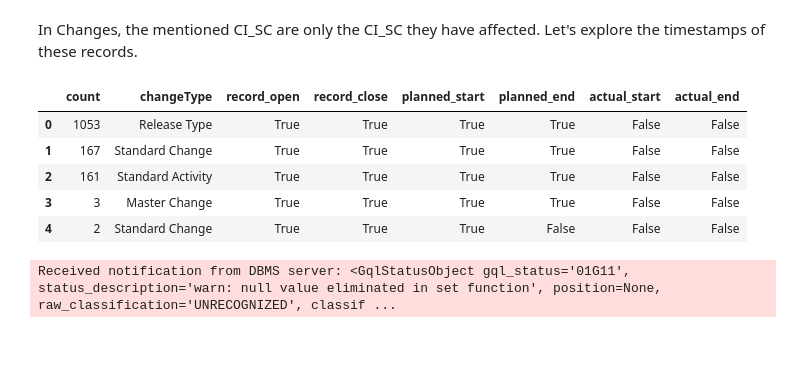
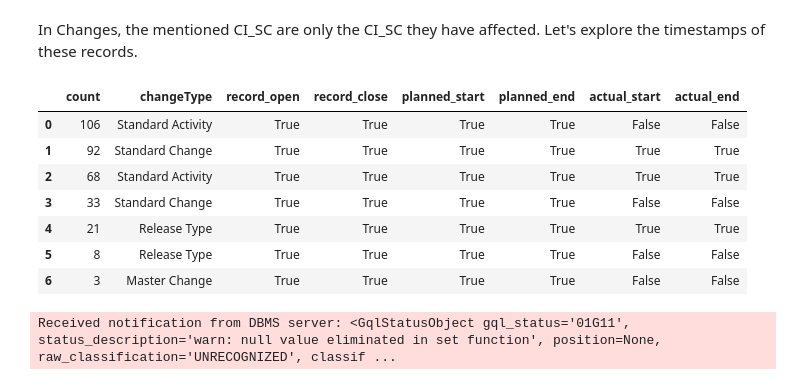
Before and after one commit to Ava-S/EKG_BPIC2014_Notebook, a Jupyter notebook: 1_1_analysis_objects_without_events.ipynb, the cells around one changed output. Saved outputs shown, nothing was run; the diff lists cells and outputs as text; code cells hidden in the pictures; blank space fills up the shorter version.

```diff
--- a/0_2_analysis_objects_without_events.ipynb
+++ b/1_1_analysis_objects_without_events.ipynb
@@ -74,0 +74,13 @@ table
+# %%
+
+labels = ['Incident', 'Interaction', 'Change']
+
+query = '''
+    MATCH (o) - [:IS_OF_TYPE] -> (ot:ObjectType)
+    WHERE ot.objectType in $labels AND NOT EXISTS((o) <- [] - (:Event))
+    DETACH DELETE o
+'''
+query = Query(query_str=query,
+              parameters={'labels': labels})
+
+pd.DataFrame(db_connection.exec_query(query))
@@ -157,28 +210,30 @@ pd.DataFrame(db_connection.exec_query(query))
 In Changes, the mentioned CI_SC are only the CI_SC they have affected. Let's explore the timestamps of these records.
 # %%
 query = '''
-    MATCH (i:CI_SC) - [:EXTRACTED_FROM] - (r:Record) <- [:CONTAINS] - (l:Log)
+    MATCH (i:CI_SC) - [:EXTRACTED_FROM] - (r:Record) <- [:CONTAINS] - (l:Log {name:'Detail_Change.csv'})
     WHERE NOT (EXISTS((i) <- [] - (:Event)) OR EXISTS((i) <- [] - (:Incident)))
     RETURN
 
         count(r) as count,
         reduce(result = "", item in split(r.changeType, " ")[0..2] | result + " " + item) as changeType,
         r.changeRecordOpenTime is NOT NULL as record_open,
         r.changeRecordCloseTime IS NOT NULL as record_close,
         r.plannedStart IS NOT NULL as planned_start,
         r.plannedEnd IS NOT NULL as planned_end,
         r.actualStart IS NOT NULL as actual_start,
         r.actualEnd IS NOT NULL as actual_end ORDER BY count DESC
 '''
 
 pd.DataFrame(db_connection.exec_query(query))
 # %% [output]
 |  | count | changeType | record_open | record_close | planned_start | planned_end | actual_start | actual_end |
-| 0 | 1053 | Release Type | True | True | True | True | False | False |
-| 1 | 167 | Standard Change | True | True | True | True | False | False |
-| 2 | 161 | Standard Activity | True | True | True | True | False | False |
-| 3 | 3 | Master Change | True | True | True | True | False | False |
-| 4 | 2 | Standard Change | True | True | True | False | False | False |
+| 0 | 106 | Standard Activity | True | True | True | True | False | False |
+| 1 | 92 | Standard Change | True | True | True | True | True | True |
+| 2 | 68 | Standard Activity | True | True | True | True | True | True |
+| 3 | 33 | Standard Change | True | True | True | True | False | False |
+| 4 | 21 | Release Type | True | True | True | True | True | True |
+| 5 | 8 | Release Type | True | True | True | True | False | False |
+| 6 | 3 | Master Change | True | True | True | True | False | False |
 # %%
 query = '''
     MATCH (r:Record) <- [:CONTAINS] - (l:Log {name:'Detail_Change.csv'})
```
Also changed, not shown: parts of 11 cells of this notebook.
